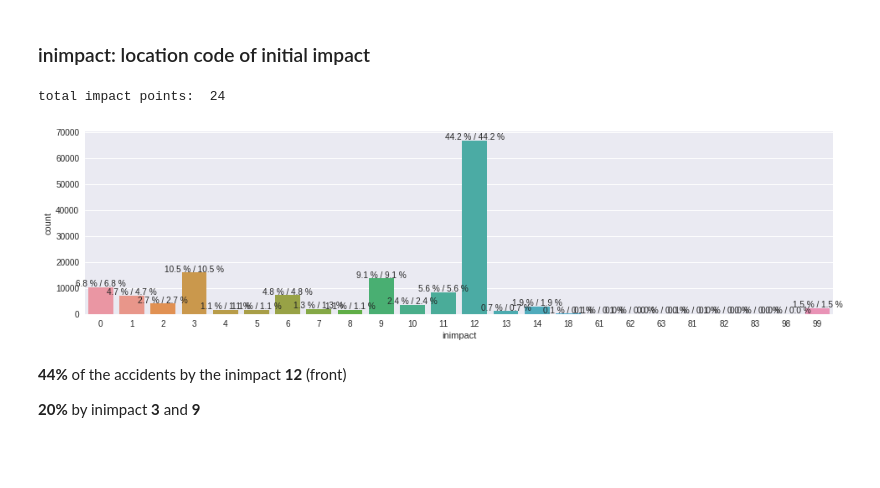
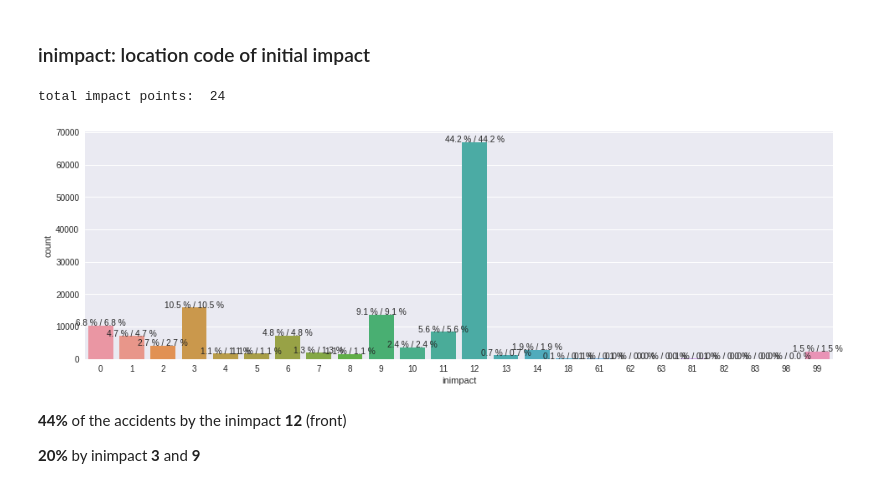
Before and after one commit to sohaibomr/data_analysis-FARS, a Jupyter notebook: sa_eda_fars.ipynb, the cells around one changed output. Cells and saved outputs as stored; diff of their text form; code cells hidden in the pictures; blank space fills up the shorter version.

```diff
--- a/sa_eda_fars.ipynb
+++ b/sa_eda_fars.ipynb
@@ -29,9 +29,9 @@ def bold(text_to_bold):
     reset = "\033[0;0m"
     return bold + text_to_bold + reset
 
-def count_plot(column, axis, df, percent, title=''):
+def count_plot(column, axis, df, percent, title='', figsize=(16,3)):
     total_rows = df.shape[0]
-    plt.figure(figsize=(16,4))
+    plt.figure(figsize=figsize)
     if axis == 'x':
         ax = sns.countplot(x=column, data=df)
     elif axis == 'y':
@@ -45,7 +45,7 @@ def count_plot(column, axis, df, percent, title=''):
             percent = (height*100)/total_rows
             total_percent = (height*100)/totalrows
 #             ax.text((p.get_x() + p.get_width()/2), p.get_height()+250, '{:1.1f} %'.format(percent), ha='center')
-            ax.text((p.get_x() + p.get_width()/2), p.get_height()+250, '{:1.1f} %'.format(percent) + ' / ' + '{:1.1f} %'.format(total_percent), ha='center')
+            ax.text((p.get_x() + p.get_width()/2), p.get_height(), '{:1.1f} %'.format(percent) + ' / ' + '{:1.1f} %'.format(total_percent), ha='center')
 
 def showAirbagStats(d, data):
     filter_ = (d.D_airbagAvail == 'yes') & (d.airbagAvail == 'yes')
@@ -92,10 +92,10 @@ Data shape:
 ### inimpact: location code of initial impact
 # %%
 print 'total impact points: ', len(data.inimpact.value_counts().keys())
-count_plot('inimpact', 'x', data, 'show', 'Impact dist in accidents')
+count_plot('inimpact', 'x', data, 'show', 'Impact dist in accidents', figsize=(16,5))
 # %% [output]
 total impact points:  24
-[figure, old version]
+[figure, new version]
 # %% [markdown]
 **44%** of the accidents by the inimpact **12** (front)
 
```
Also changed, not shown: parts of 28 cells of this notebook.
